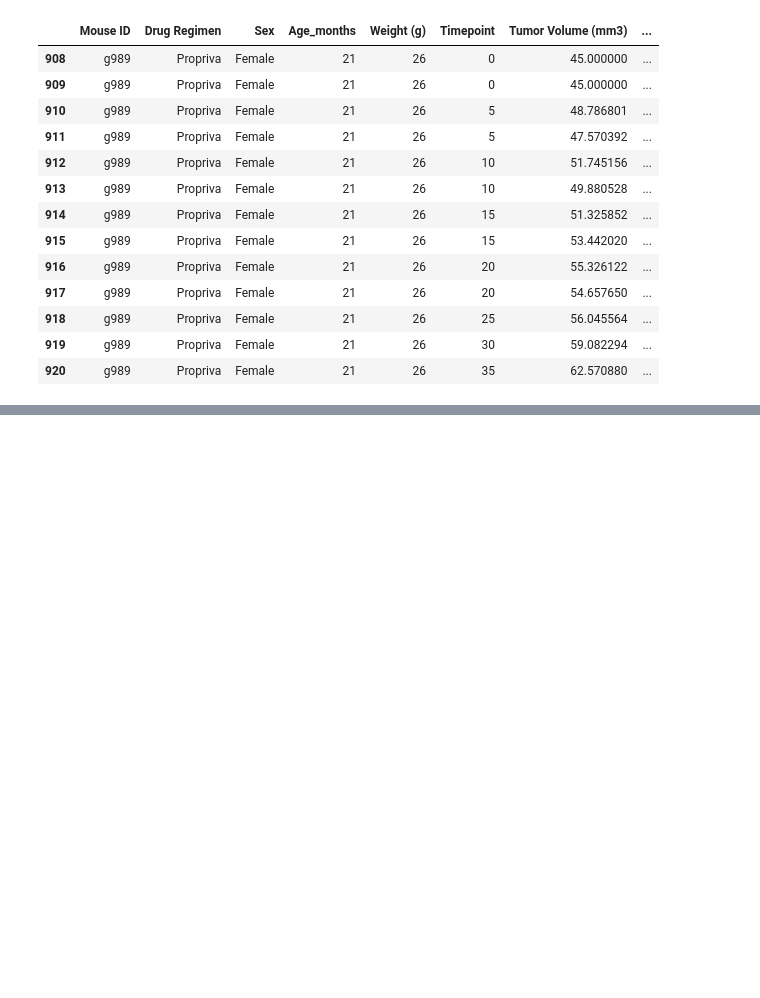
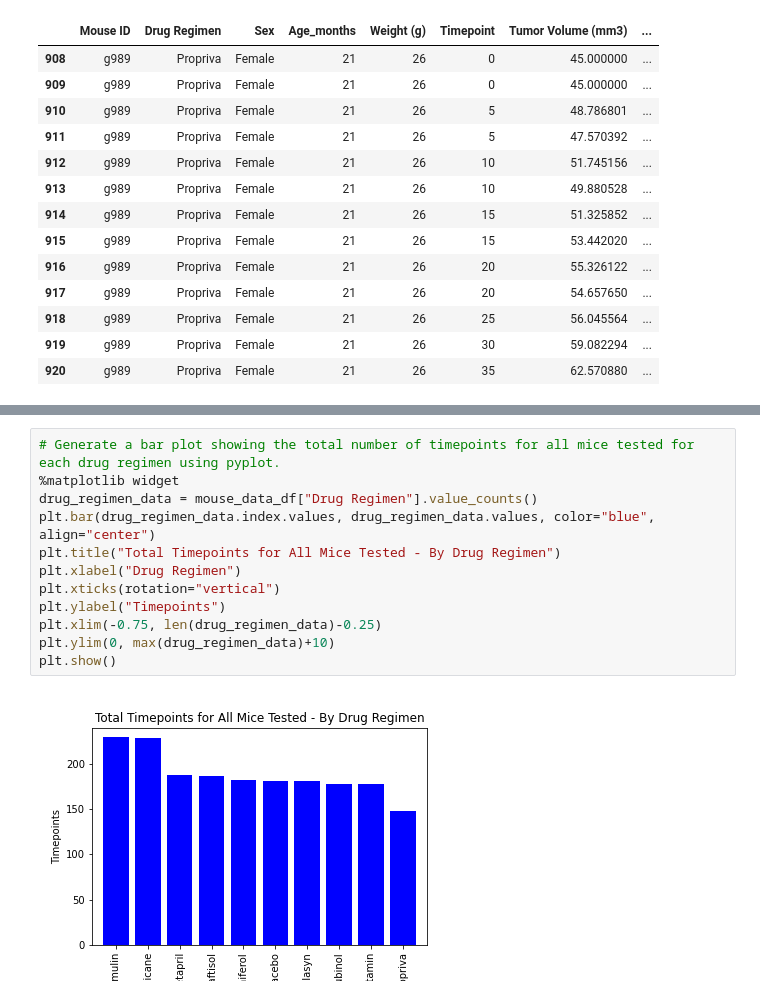
Before and after one commit to rchascall/matplotlib-challenge, a Jupyter notebook: Pymaceuticals/pymaceuticals.ipynb, the cells around one changed output, grey strips where cells are left out. Saved outputs shown, nothing was run; the diff lists cells and outputs as text; blank space fills up the shorter version.

```diff
--- a/Pymaceuticals/pymaceuticals.ipynb
+++ b/Pymaceuticals/pymaceuticals.ipynb
@@ -103,0 +201,14 @@ dtype: int64
+# %%
+# Generate a bar plot showing the total number of timepoints for all mice tested for each drug regimen using pyplot.
+%matplotlib widget
+drug_regimen_data = mouse_data_df["Drug Regimen"].value_counts()
+plt.bar(drug_regimen_data.index.values, drug_regimen_data.values, color="blue", align="center")
+plt.title("Total Timepoints for All Mice Tested - By Drug Regimen")
+plt.xlabel("Drug Regimen")
+plt.xticks(rotation="vertical")
+plt.ylabel("Timepoints")
+plt.xlim(-0.75, len(drug_regimen_data)-0.25)
+plt.ylim(0, max(drug_regimen_data)+10)
+plt.show()
+# %% [output]
+[figure, added]
```
Also changed, not shown: parts of 19 cells of this notebook.
